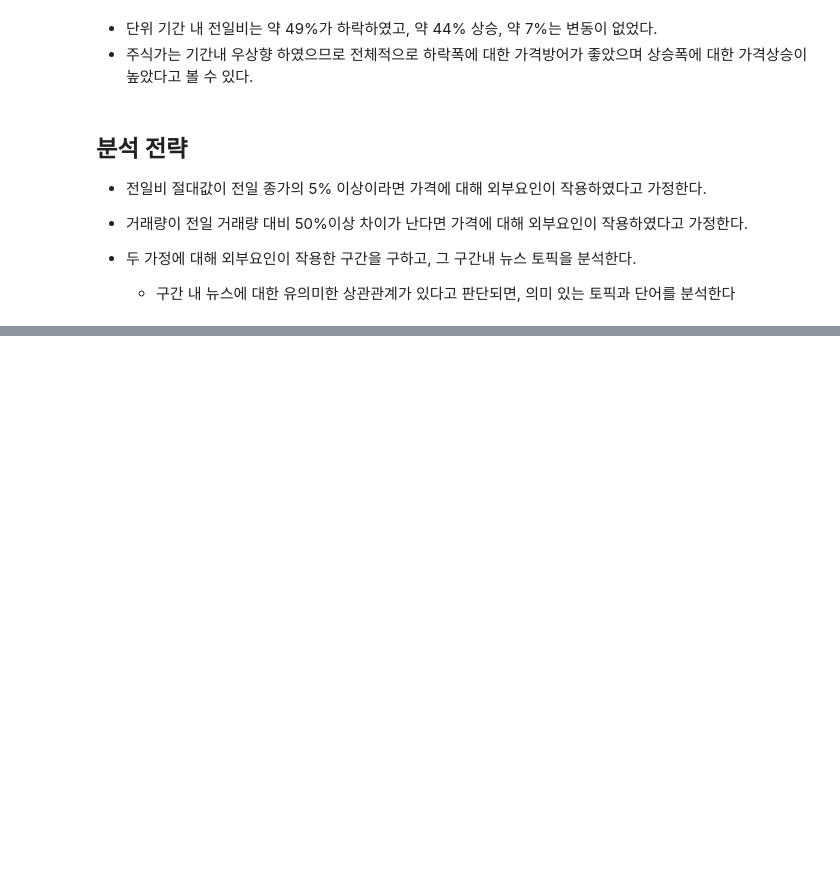
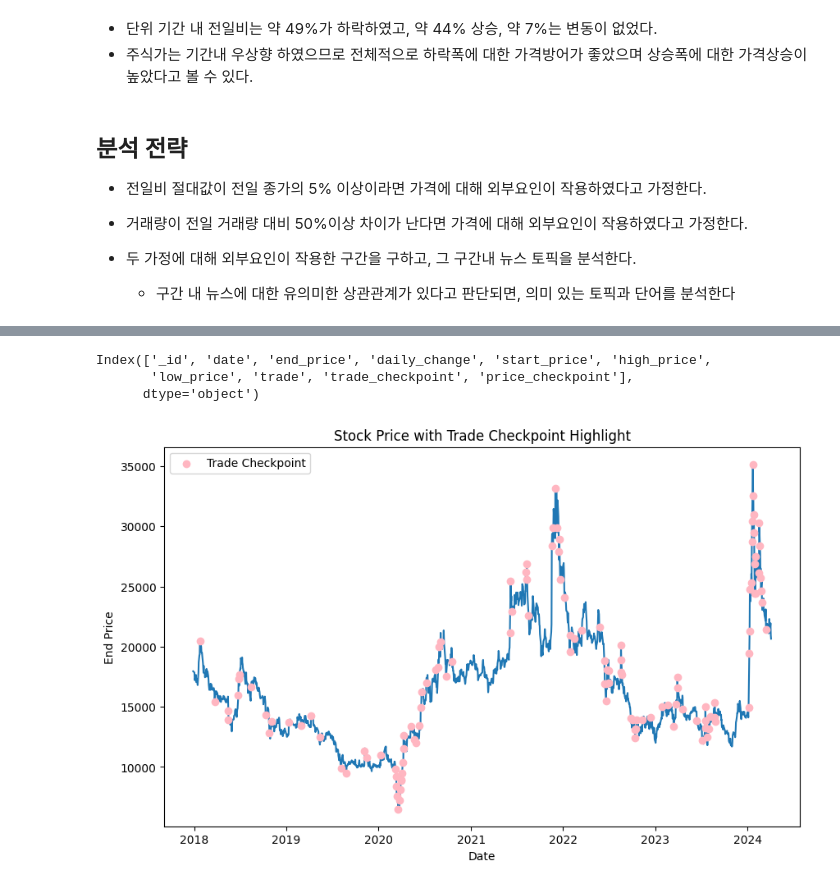
Before and after one commit to skymined/hancom_keyword, a Jupyter notebook: analysis/yohan/sotck_analysis.ipynb, the cells around one changed output, grey strips where cells are left out. Cells and saved outputs as stored; diff of their text form; code cells hidden in the pictures; blank space fills up the shorter version.

```diff
--- a/analysis/yohan/sotck_analysis.ipynb
+++ b/analysis/yohan/sotck_analysis.ipynb
@@ -202,0 +328,26 @@ plt.show()
+# %%
+stock_data.columns
+# %% [output]
+Index(['_id', 'date', 'end_price', 'daily_change', 'start_price', 'high_price',
+       'low_price', 'trade', 'trade_checkpoint', 'price_checkpoint'],
+      dtype='object')
+# %%
+# 데이터프레임의 trade_checkpoint 열 값이 True인 행을 필터링하여 해당 날짜를 가져옵니다.
+highlight_dates = stock_data.loc[stock_data['price_checkpoint'], 'date']
+
+# 그래프 그리기
+plt.figure(figsize=(10, 6))
+
+# 주가 라인 플롯
+sns.lineplot(data=stock_data, x='date', y='end_price')
+
+# 특정 날짜에 점으로 표시
+plt.scatter(x=highlight_dates, y=stock_data.loc[stock_data['date'].isin(highlight_dates), 'end_price'], color='lightpink', label='Trade Checkpoint', zorder=5)
+
+plt.title('Stock Price with Trade Checkpoint Highlight')
+plt.xlabel('Date')
+plt.ylabel('End Price')
+plt.legend()
+plt.show()
+# %% [output]
+[figure, added]
```
Also changed, not shown: parts of 13 cells of this notebook.
